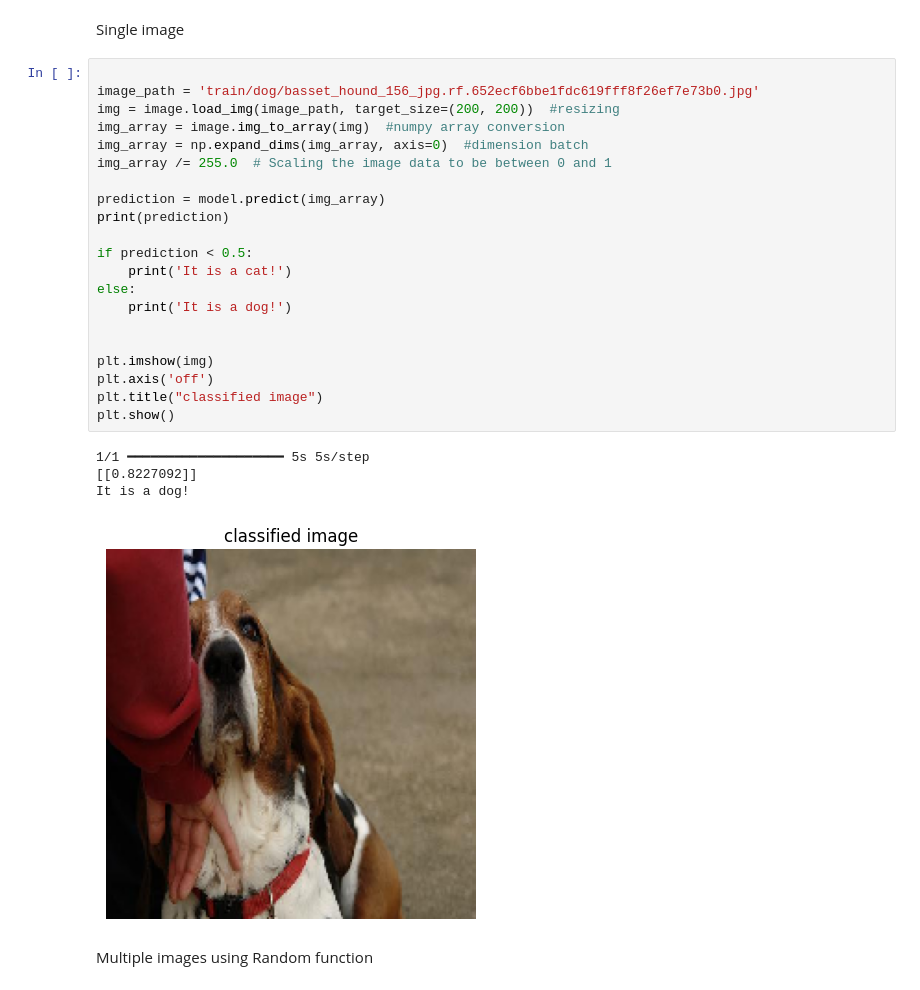
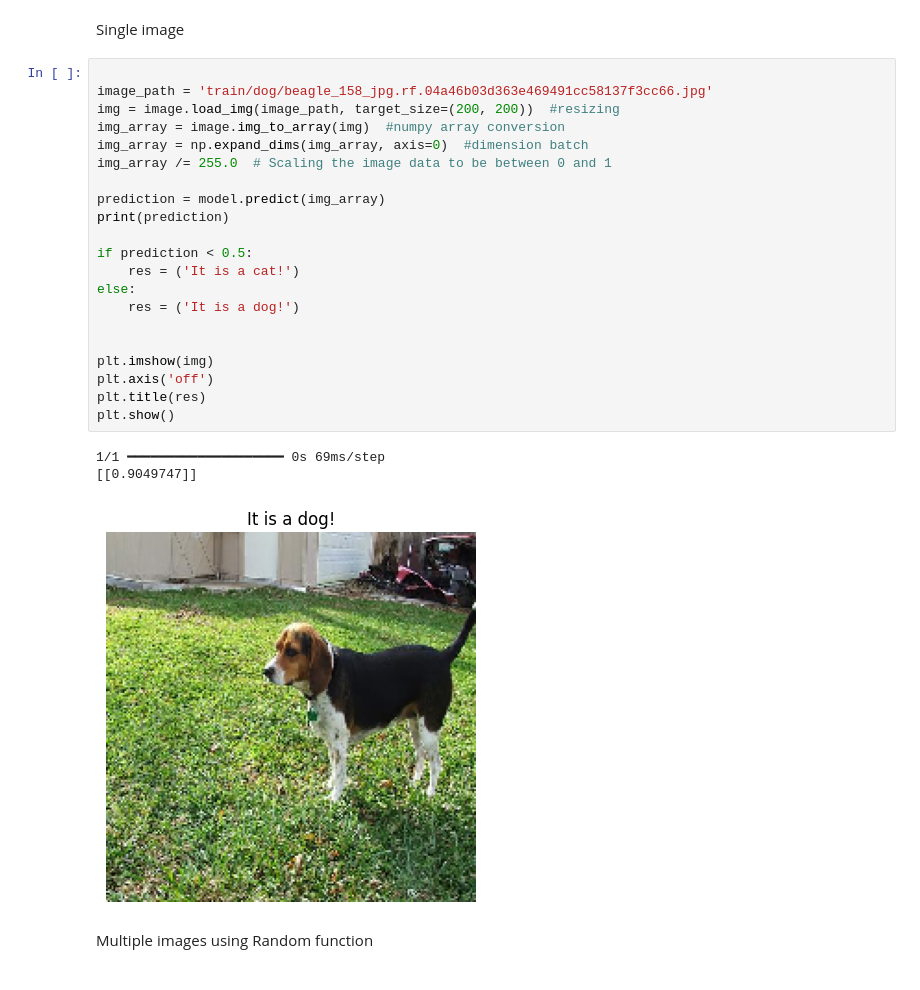
Before and after one commit to trenjoh/Machine-learning--computer-vision-, a Jupyter notebook: image_classifiaction_w_speech(cats_vs_dogs).ipynb, the cells around one changed output. Saved outputs shown, nothing was run; the diff lists cells and outputs as text.

```diff
--- a/image_classifiaction_w_speech(cats_vs_dogs).ipynb
+++ b/image_classifiaction_w_speech(cats_vs_dogs).ipynb
@@ -144,30 +144,29 @@ model.evaluate(validation_dataset)
 Single image
 # %%
 
-image_path = 'train/dog/basset_hound_156_jpg.rf.652ecf6bbe1fdc619fff8f26ef7e73b0.jpg'
+image_path = 'train/dog/beagle_158_jpg.rf.04a46b03d363e469491cc58137f3cc66.jpg'
 img = image.load_img(image_path, target_size=(200, 200))  #resizing
 img_array = image.img_to_array(img)  #numpy array conversion
 img_array = np.expand_dims(img_array, axis=0)  #dimension batch
 img_array /= 255.0  # Scaling the image data to be between 0 and 1
 
 prediction = model.predict(img_array)
 print(prediction)
 
 if prediction < 0.5:
-    print('It is a cat!')
+    res = ('It is a cat!')
 else:
-    print('It is a dog!')
+    res = ('It is a dog!')
 
 
 plt.imshow(img)
 plt.axis('off')
-plt.title("classified image")
+plt.title(res)
 plt.show()
 # %% [output]
-1/1 ━━━━━━━━━━━━━━━━━━━━ 5s 5s/step
-[[0.8227092]]
-It is a dog!
+1/1 ━━━━━━━━━━━━━━━━━━━━ 0s 69ms/step
+[[0.9049747]]
-[figure, old version]
+[figure, new version]
 # %% [markdown]
 Multiple images using Random function
 # %%
```
Also changed, not shown: parts of 4 cells of this notebook.
